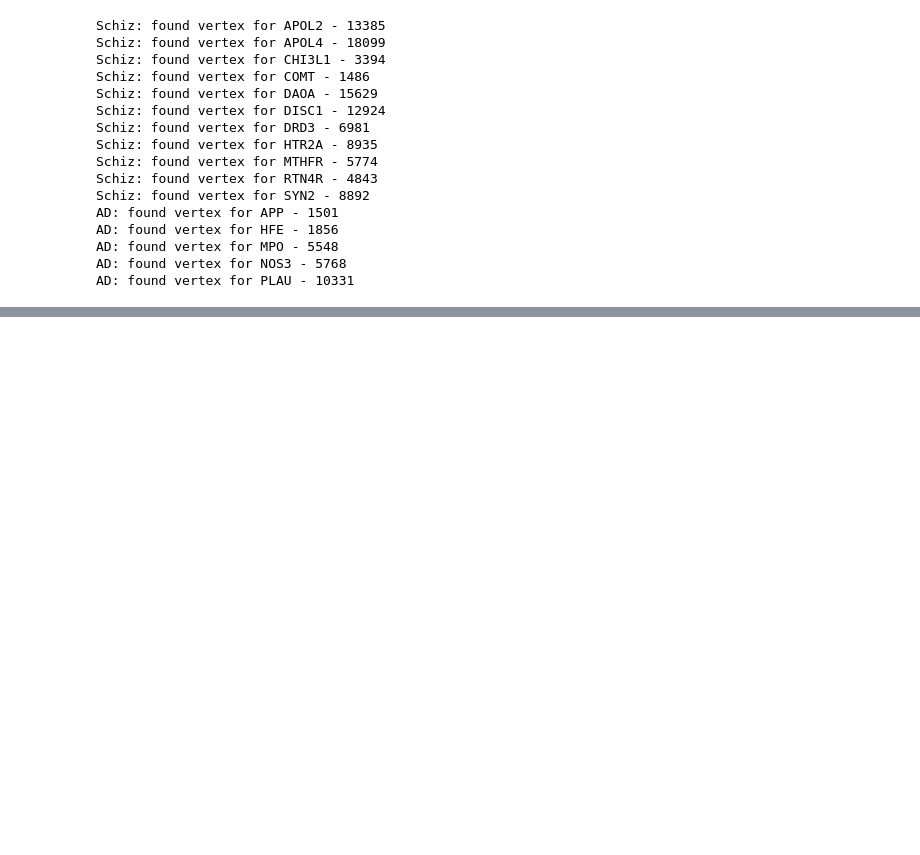
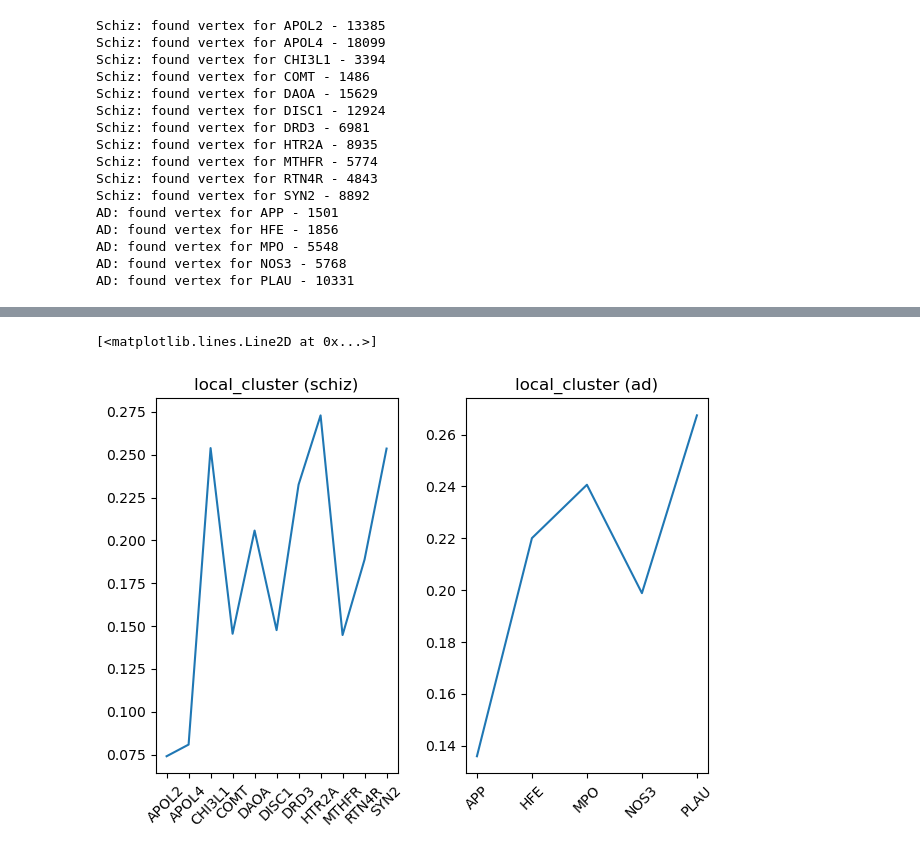
Before and after one commit to lucahost/ffhs-na, a Jupyter notebook: graph-tool-analysis.ipynb, the cells around one changed output, grey strips where cells are left out. Cells and saved outputs as stored; diff of their text form; code cells hidden in the pictures; blank space fills up the shorter version.

```diff
--- a/graph-tool-analysis.ipynb
+++ b/graph-tool-analysis.ipynb
@@ -153,0 +199,18 @@ edge degree average whole graph: (615.8992879991745, 3.6760079012729885)
+# %%
+lists = schiz_local_cluster.items()
+x, y = zip(*lists)
+plt.subplot(1, 2, 1)
+plt.xticks(rotation = 45)
+plt.title("local_cluster (schiz)")
+plt.plot(x,y)
+plt.subplots_adjust(left=.89)
+plt.subplot(1, 2, 2)
+lists = ad_local_cluster.items()
+x, y = zip(*lists)
+plt.xticks(rotation = 45)
+plt.title("local_cluster (ad)")
+plt.tight_layout()
+plt.plot(x,y)
+# %% [output]
+[<matplotlib.lines.Line2D at 0x...>]
+[figure, added]
```
Also changed, not shown: parts of 7 cells of this notebook.
